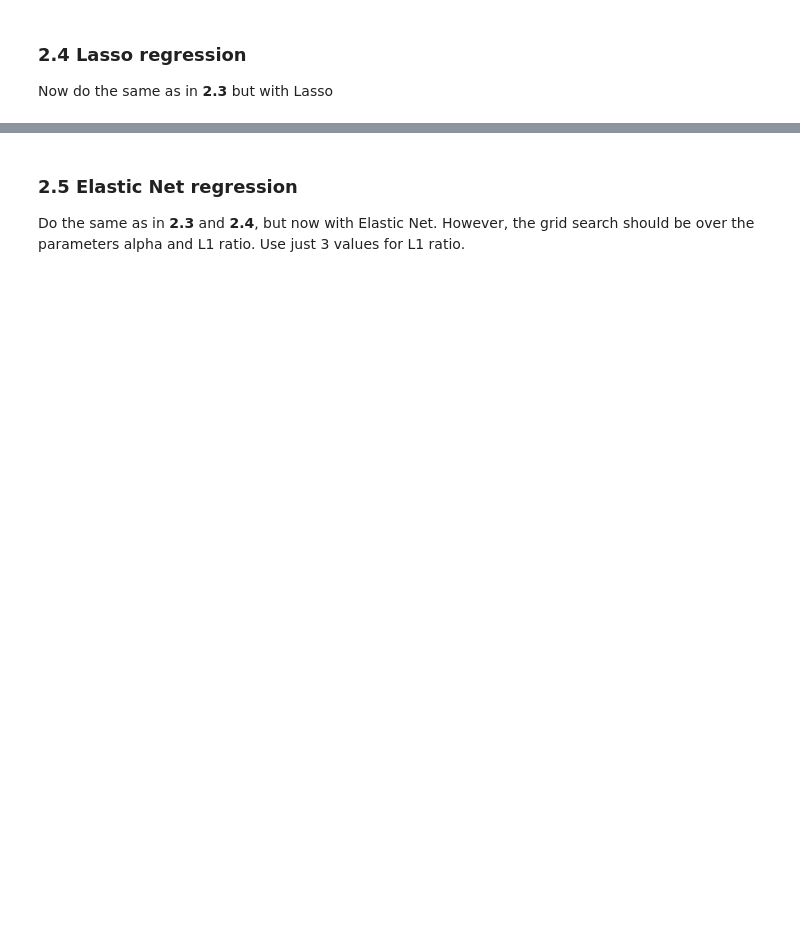
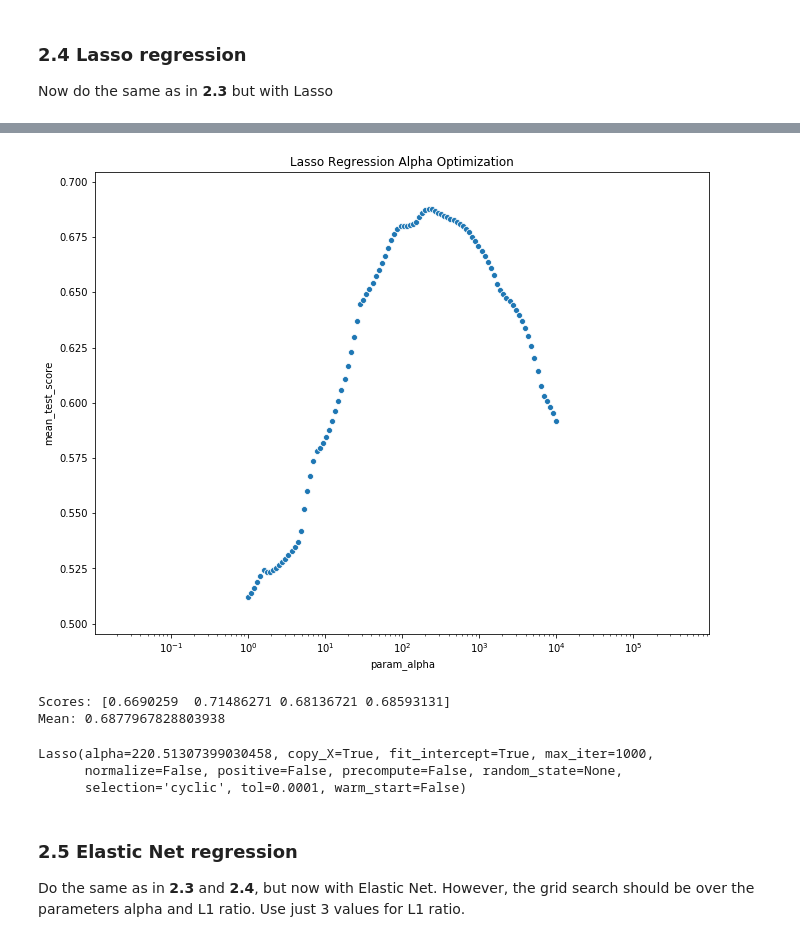
Before and after one commit to c0llins0/SCS-3253-Machine-Learning, a Jupyter notebook: W4_Collins_qq332706.ipynb, the cells around one changed output, grey strips where cells are left out. Drawn from its saved outputs; the diff is of its cells as text; code cells hidden in the pictures; blank space fills up the shorter version.

```diff
--- a/W4_Collins_qq332706.ipynb
+++ b/W4_Collins_qq332706.ipynb
@@ -171,3 +210,33 @@ Now do the same as in **2.3** but with Lasso
+# %%
+from sklearn.linear_model import Lasso
+from  warnings import simplefilter
+from sklearn.exceptions import ConvergenceWarning
+simplefilter("ignore", category=ConvergenceWarning)
+
+lasso_regression = Lasso()
+alphas = np.logspace(0,4,base=10,num=100)
+parameters = {'alpha':alphas}
+lasso_cv = GridSearchCV(lasso_regression,parameters, cv=4, n_jobs=4, verbose=4)
+lasso_cv.fit(x_train_poly_scaled, y_train);
+# %%
+lasso_scores = pd.DataFrame.from_dict(lasso_cv.cv_results_)
+f,ax = plt.subplots(figsize=(11,8.5))
+ax.set(xscale="log")
+splot=seaborn.scatterplot(x="param_alpha",y="mean_test_score",data=lasso_scores)
+ax.set(title="Lasso Regression Alpha Optimization");
+# %% [output]
+[figure, added]
+# %%
+lasso_regression_optimal = lasso_cv.best_estimator_
+score_lasso_regression = cross_val_score(lasso_regression_optimal,x_train_poly_scaled, y_train, cv=4)
+display_scores(score_lasso_regression)
+lasso_regression_optimal
+# %% [output]
+Scores: [0.6690259  0.71486271 0.68136721 0.68593131]
+Mean: 0.6877967828803938
+Lasso(alpha=220.51307399030458, copy_X=True, fit_intercept=True, max_iter=1000,
+      normalize=False, positive=False, precompute=False, random_state=None,
+      selection='cyclic', tol=0.0001, warm_start=False)
 # %% [markdown]
 ### 2.5 Elastic Net regression
 
```
Also changed, not shown: parts of 29 cells of this notebook.
